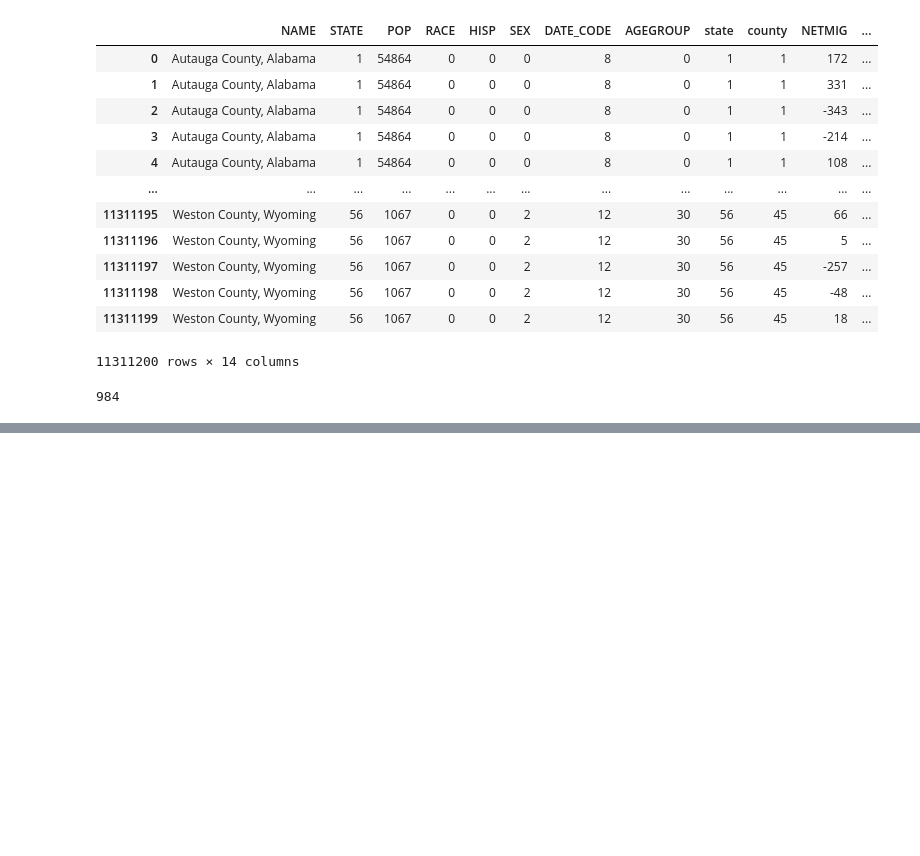
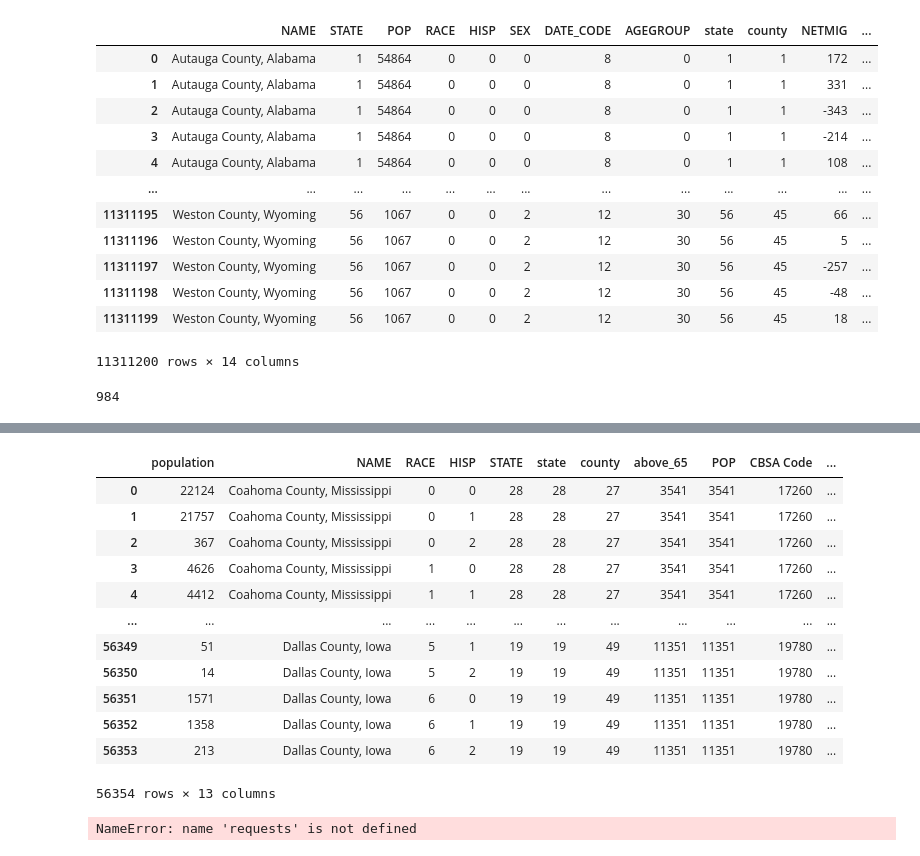
Before and after one commit to vhimani/Summer-2021-Intern-Project, a Jupyter notebook: code/demographics.ipynb, the cells around one changed output, grey strips where cells are left out. Drawn from its saved outputs; the diff is of its cells as text; code cells hidden in the pictures; blank space fills up the shorter version.

```diff
--- a/code/demographics.ipynb
+++ b/code/demographics.ipynb
@@ -15,3 +17,11 @@ import sys
+# %%
+# Change directory
+def change_dir(newpath):
+    get_path = sys.path[0].split("\\")
+    del get_path[-1]
+    get_path.append(newpath)
+    path = "\\".join(get_path)
+    os.chdir(path)
 # %%
 # Source census data
 def get_census_data(api_call,fields,level):
@@ -187,0 +200,11 @@ merged['CBSA Code'].nunique()
+# %%
+# Get demographics data
+api_query = "https://api.census.gov/data/2019/pep/charagegroups?get=POP,NAME,RACE,HISP,STATE&for=county&DATE_CODE=12"
+response = requests.get(api_query)
+formattedResponse = json.loads(response.text)
+dg = pd.DataFrame(formattedResponse)
+dg.columns = dg.iloc[0]
+dg = dg.iloc[1:,:]
+dg[['POP','RACE','HISP','STATE','state','county']] = dg[['POP','RACE','HISP','STATE','state','county']].astype(int)
+dg = dg[dg['RACE']<7]
+dg
@@ -187,0 +225,11 @@ merged['CBSA Code'].nunique()
+# %%
+# Get age group data
+api_query = "https://api.census.gov/data/2019/pep/charagegroups?get=POP,NAME,AGEGROUP&for=county&DATE_CODE=12"
+response = requests.get(api_query)
+formattedResponse = json.loads(response.text)
+age = pd.DataFrame(formattedResponse)
+age.columns = age.iloc[0]
+age = age.iloc[1:,:]
+age[['state','county']] = age[['state','county']].astype(int)
+age = age[age['AGEGROUP']=='26']
+age
@@ -187,0 +250,6 @@ merged['CBSA Code'].nunique()
+# %%
+# Merge age group with the demographics data
+add_age_group = dg.merge(age, on=['NAME','state','county'])
+add_age_group = add_age_group.rename(columns={'POP_x':'population','POP_y':'above_65'})
+add_age_group = add_age_group.drop(columns=['AGEGROUP','DATE_CODE'])
+add_age_group
@@ -187,0 +270,37 @@ merged['CBSA Code'].nunique()
+# %%
+# Merge the CBSA crosswalk
+dg = add_age_group
+change_dir('input')
+add_CBSA_codes = pd.read_csv('delineation_files.csv')
+add_CBSA_codes = add_CBSA_codes.rename(columns={"FIPS State Code": "state", "FIPS County Code": "county"})
+add_CBSA_codes[['state','county']] = add_CBSA_codes[['state','county']].astype(int)
+dg = dg.merge(add_CBSA_codes)
+dg
+# %% [output]
+|  | population | NAME | RACE | HISP | STATE | state | county | above_65 | POP | CBSA Code | ... |
+| 0 | 22124 | Coahoma County, Mississippi | 0 | 0 | 28 | 28 | 27 | 3541 | 3541 | 17260 | ... |
+| 1 | 21757 | Coahoma County, Mississippi | 0 | 1 | 28 | 28 | 27 | 3541 | 3541 | 17260 | ... |
+| 2 | 367 | Coahoma County, Mississippi | 0 | 2 | 28 | 28 | 27 | 3541 | 3541 | 17260 | ... |
+| 3 | 4626 | Coahoma County, Mississippi | 1 | 0 | 28 | 28 | 27 | 3541 | 3541 | 17260 | ... |
+| 4 | 4412 | Coahoma County, Mississippi | 1 | 1 | 28 | 28 | 27 | 3541 | 3541 | 17260 | ... |
+| ... | ... | ... | ... | ... | ... | ... | ... | ... | ... | ... | ... |
+| 56349 | 51 | Dallas County, Iowa | 5 | 1 | 19 | 19 | 49 | 11351 | 11351 | 19780 | ... |
+| 56350 | 14 | Dallas County, Iowa | 5 | 2 | 19 | 19 | 49 | 11351 | 11351 | 19780 | ... |
+| 56351 | 1571 | Dallas County, Iowa | 6 | 0 | 19 | 19 | 49 | 11351 | 11351 | 19780 | ... |
+| 56352 | 1358 | Dallas County, Iowa | 6 | 1 | 19 | 19 | 49 | 11351 | 11351 | 19780 | ... |
+| 56353 | 213 | Dallas County, Iowa | 6 | 2 | 19 | 19 | 49 | 11351 | 11351 | 19780 | ... |
+56354 rows × 13 columns
+# %%
+# Get education data - ACS 5 year estimates
+api_query = "https://api.census.gov/data/2019/acs/acs5/cprofile?get=NAME,CP02_2019_068E,CP02_2019_063E,CP02_2019_064E,CP02_2019_062E&for=county"
+response = requests.get(api_query)
+formattedResponse = json.loads(response.text)
+df = pd.DataFrame(formattedResponse)
+df.columns = df.iloc[0]
+df = df.iloc[1:,:]
+df = df.rename(columns={'CP02_2019_065E':'bachelors','CP02_2019_063E':'college_no_degree','CP02_2019_064E':'associates','CP02_2019_062E':'ged'})
+df[['bachelors','college_no_degree','associates','ged']] = df[['bachelors','college_no_degree','associates','ged']].astype(float)
+df[['state','county']] = df[['state','county']].astype(int)
+df
+# %% [output]
+NameError: name 'requests' is not defined
```
Also changed, not shown: parts of 9 cells of this notebook, 7 other files.
